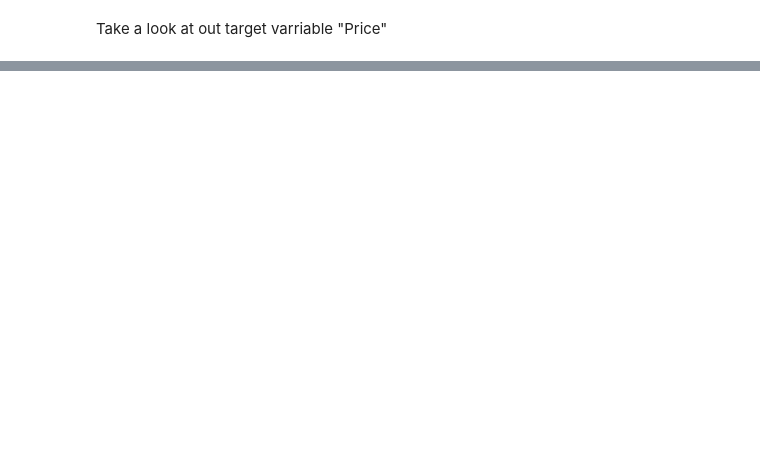
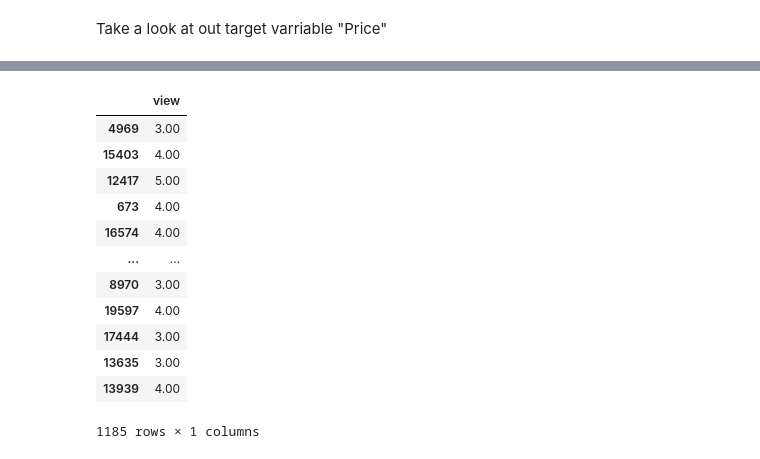
Before and after one commit to Jyve00/King-County-Housing-, a Jupyter notebook: notebooks/Stephen/modeling.ipynb, the cells around one changed output, grey strips where cells are left out. Drawn from its saved outputs; the diff is of its cells as text; code cells hidden in the pictures; blank space fills up the shorter version.

```diff
--- a/notebooks/Stephen/modeling.ipynb
+++ b/notebooks/Stephen/modeling.ipynb
@@ -153,0 +191,5 @@ NameError: name 'functions' is not defined
+# %%
+view_df = c_df[c_df.view != "NONE"]
+#view_df = c_df[c_df.cat_view.notnull()]
+# %%
+view_df.dropna(subset=['view'], inplace=True)
@@ -153,0 +238,2 @@ NameError: name 'functions' is not defined
+# %%
+view_df['view'] = pd.to_numeric(view_df['view'])
@@ -153,0 +313,13 @@ NameError: name 'functions' is not defined
+# %%
+# View
+
+#Train/Test Split
+X = view_df.drop(columns=['price', 'date', 'yr_renovated', 'yr_built', 'condition', 'grade', 'waterfront', 'zipcode', 'lat', 'long', 'cat_waterfront', 'cat_view', 'cat_condition', 'cat_grade', 'cat_zipcode'])
+y= view_df['price']
+
+# Train / Test split
+X_train, X_test, y_train, y_test = train_test_split(
+    X, y, test_size=0.33)
+
+model = sm.OLS(y_train, sm.add_constant(X_train['view'])).fit()
+model.summary()
@@ -153,0 +371,16 @@ NameError: name 'functions' is not defined
+# %%
+X_train
+# %% [output]
+|  | view |
+| 4969 | 3.00 |
+| 15403 | 4.00 |
+| 12417 | 5.00 |
+| 673 | 4.00 |
+| 16574 | 4.00 |
+| ... | ... |
+| 8970 | 3.00 |
+| 19597 | 4.00 |
+| 17444 | 3.00 |
+| 13635 | 3.00 |
+| 13939 | 4.00 |
+1185 rows × 1 columns
```
Also changed, not shown: parts of 28 cells of this notebook.
